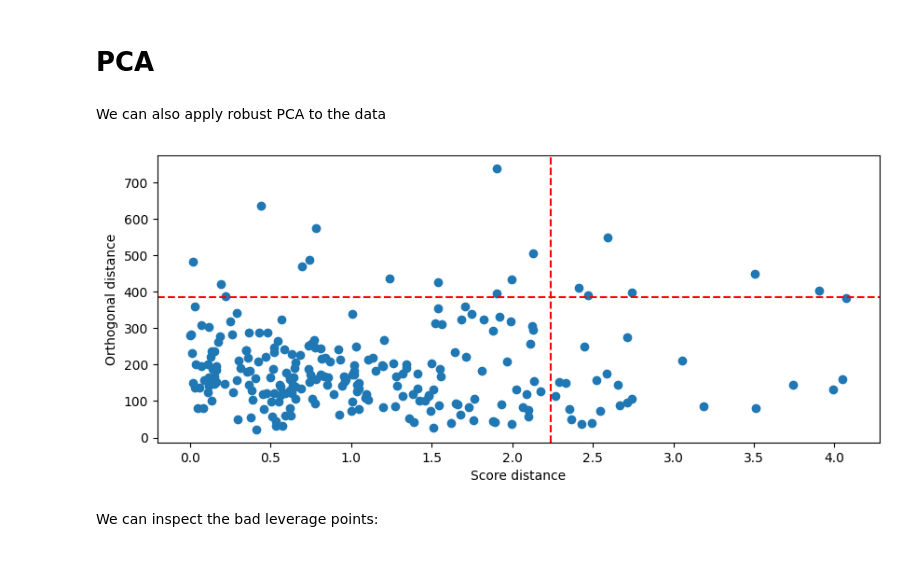
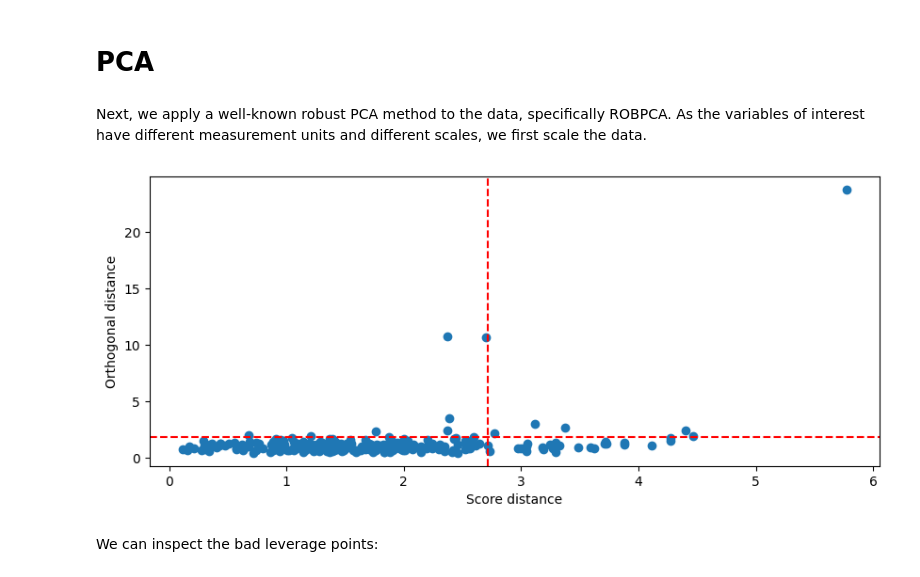
Before and after one commit to STAN-UAntwerp/robpy, a Jupyter notebook: demo_notebooks/topgear.ipynb, the cells around one changed output. Cells and saved outputs as stored; diff of their text form; code cells hidden in the pictures.

```diff
--- a/demo_notebooks/topgear.ipynb
+++ b/demo_notebooks/topgear.ipynb
@@ -180,4 +182,2 @@ data.data.loc[
 # %% [markdown]
 # PCA
-# %% [markdown]
-We can also apply robust PCA to the data
@@ -186,7 +184,12 @@ pca =ROBPCAEstimator().fit(clean_data2.drop(columns=['Price']))
+# %% [markdown]
+Next, we apply a well-known robust PCA method to the data, specifically ROBPCA. As the variables of interest have different measurement units and different scales, we first scale the data.
+# %%
+scaled_data = RobustScaler(with_centering=False).fit_transform(clean_data2.drop(columns=['Price']))
+pca = ROBPCAEstimator().fit(scaled_data)
 # %%
-score_distances, orthogonal_distances, score_cutoff, od_cutoff = pca.plot_outlier_map(clean_data2.drop(columns=['Price']).values, return_distances=True)
+score_distances, orthogonal_distances, score_cutoff, od_cutoff = pca.plot_outlier_map(scaled_data, return_distances=True)
 # %% [output]
-[figure, old version]
+[figure, new version]
 # %% [markdown]
 We can inspect the bad leverage points:
 # %%
```
Also changed, not shown: parts of 26 cells of this notebook, 2 other files.
